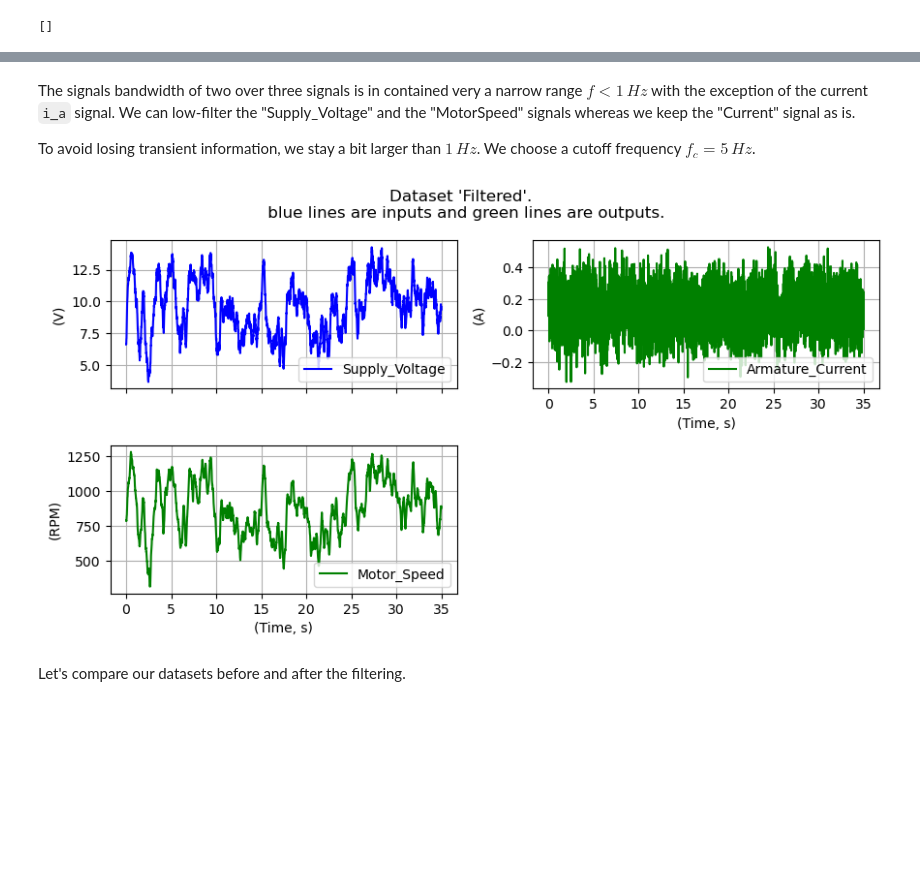
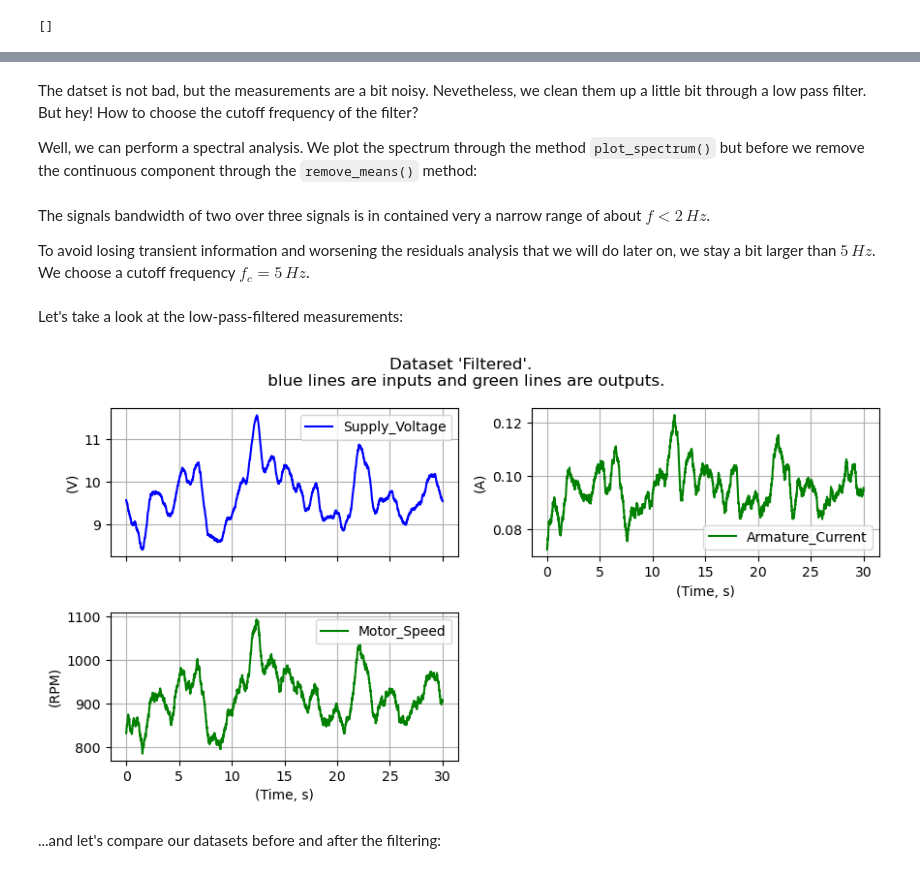
Before and after one commit to ubaldot/dymoval, a Jupyter notebook: src/dymoval_tutorial/dymoval_tutorial.ipynb, the cells around one changed output, grey strips where cells are left out. Cells and saved outputs as stored; diff of their text form; code cells hidden in the pictures; blank space fills up the shorter version.

```diff
--- a/src/dymoval_tutorial/dymoval_tutorial.ipynb
+++ b/src/dymoval_tutorial/dymoval_tutorial.ipynb
@@ -131,0 +132,5 @@ _= ds.remove_means().plot_spectrum()
+# %% [markdown]
+The datset is not bad, but the measurements are a bit noisy. Nevetheless, we clean them up a little bit through a low pass filter. But hey! How to choose the cutoff frequency of the filter?
+
+Well, we can perform a spectral analysis.
+We plot the spectrum through the method `plot_spectrum()` but before we remove the continuous component through the `remove_means()` method:
@@ -132,14 +139,21 @@ _= ds.remove_means().plot_spectrum()
 # %% [markdown]
-The signals bandwidth of two over three signals is in contained very a narrow range $f < 1\, Hz$ with the exception of the current `i_a` signal. We can low-filter the "Supply_Voltage" and the "MotorSpeed" signals whereas we keep the "Current" signal as is.
+The signals bandwidth of two over three signals is in contained very a narrow range of about $f < 2\, Hz$.
 
-To avoid losing transient information, we stay a bit larger than $1\, Hz$. We choose a cutoff frequency $f_c = 5\, Hz$.
+To avoid losing transient information and worsening the residuals analysis that we will do later on, we stay a bit larger than $5\, Hz$. We choose a cutoff frequency $f_c = 5\, Hz$.
 # %%
-cutoff = 10  # [Hz]
-ds_filt = ds.low_pass_filter(('Supply_Voltage', cutoff),('Motor_Speed', cutoff))
+cutoff = 5  # [Hz]
+ds_filt = ds.low_pass_filter(
+    ("Supply_Voltage", cutoff),
+    ("Motor_Speed", cutoff),
+    ("Armature_Current", cutoff),
+)
 ds_filt.name = "Filtered"
-_= ds_filt.plot()
-# %% [output]
-[figure, removed]
+# %% [markdown]
+Let's take a look at the low-pass-filtered measurements:
+# %%
+ds_filt.plot()
+# %% [output]
+[figure, added]
 # %% [markdown]
-Let's compare our datasets before and after the filtering.
+...and let's compare our datasets before and after the filtering:
 # %%
```
Also changed, not shown: parts of 67 cells of this notebook, 4 other files.
